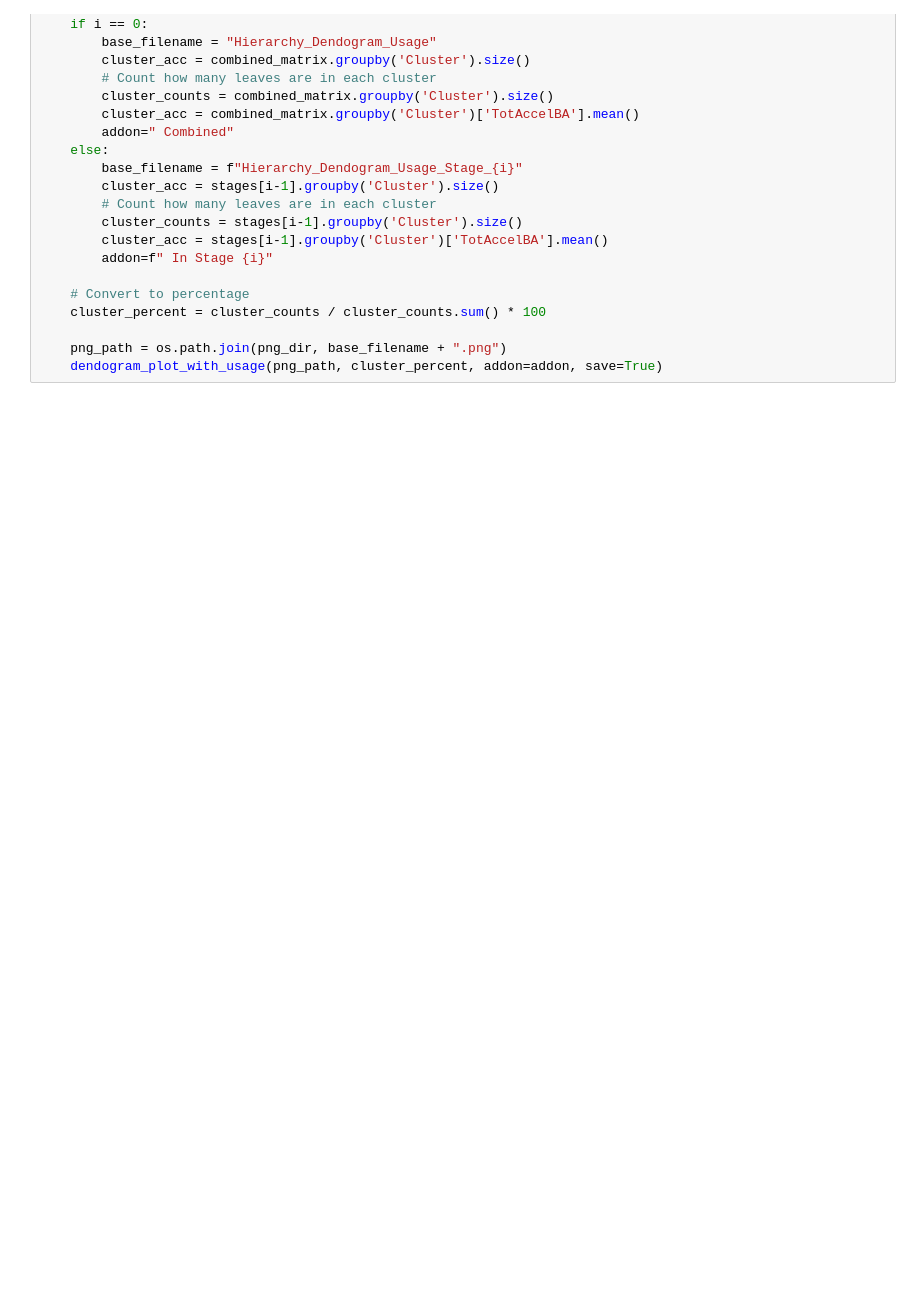
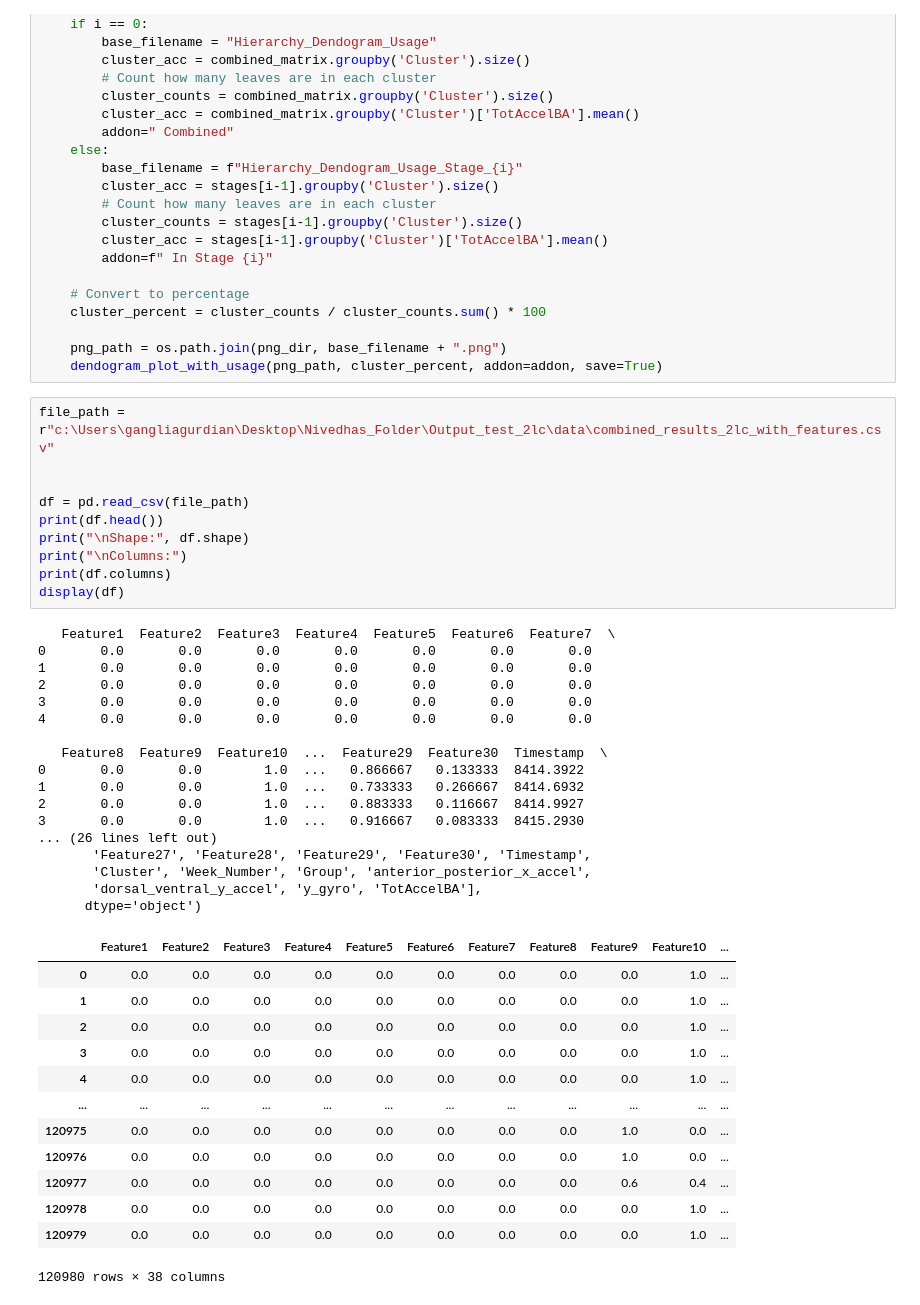
Before and after one commit to Ganglia-Guardian/AccelCluster-Visualizations, a Jupyter notebook: visualizations_pipeline.ipynb, the cells around one changed output. Cells and saved outputs as stored; diff of their text form; blank space fills up the shorter version.

```diff
--- a/visualizations_pipeline.ipynb
+++ b/visualizations_pipeline.ipynb
@@ -3995,3 +4092,44 @@ for i in range(6):
 
     png_path = os.path.join(png_dir, base_filename + ".png")
     dendogram_plot_with_usage(png_path, cluster_percent, addon=addon, save=True)
+# %%
+file_path = r"c:\Users\gangliagurdian\Desktop\Nivedhas_Folder\Output_test_2lc\data\combined_results_2lc_with_features.csv"
+
+
+df = pd.read_csv(file_path)
+print(df.head())
+print("\nShape:", df.shape)
+print("\nColumns:")
+print(df.columns)
+display(df)
+# %% [output]
+   Feature1  Feature2  Feature3  Feature4  Feature5  Feature6  Feature7  \
+0       0.0       0.0       0.0       0.0       0.0       0.0       0.0
+1       0.0       0.0       0.0       0.0       0.0       0.0       0.0
+2       0.0       0.0       0.0       0.0       0.0       0.0       0.0
+3       0.0       0.0       0.0       0.0       0.0       0.0       0.0
+4       0.0       0.0       0.0       0.0       0.0       0.0       0.0
+
+   Feature8  Feature9  Feature10  ...  Feature29  Feature30  Timestamp  \
+0       0.0       0.0        1.0  ...   0.866667   0.133333  8414.3922
+1       0.0       0.0        1.0  ...   0.733333   0.266667  8414.6932
+2       0.0       0.0        1.0  ...   0.883333   0.116667  8414.9927
+3       0.0       0.0        1.0  ...   0.916667   0.083333  8415.2930
+... (26 lines left out)
+       'Feature27', 'Feature28', 'Feature29', 'Feature30', 'Timestamp',
+       'Cluster', 'Week_Number', 'Group', 'anterior_posterior_x_accel',
+       'dorsal_ventral_y_accel', 'y_gyro', 'TotAccelBA'],
+      dtype='object')
+|  | Feature1 | Feature2 | Feature3 | Feature4 | Feature5 | Feature6 | Feature7 | Feature8 | Feature9 | Feature10 | ... |
+| 0 | 0.0 | 0.0 | 0.0 | 0.0 | 0.0 | 0.0 | 0.0 | 0.0 | 0.0 | 1.0 | ... |
+| 1 | 0.0 | 0.0 | 0.0 | 0.0 | 0.0 | 0.0 | 0.0 | 0.0 | 0.0 | 1.0 | ... |
+| 2 | 0.0 | 0.0 | 0.0 | 0.0 | 0.0 | 0.0 | 0.0 | 0.0 | 0.0 | 1.0 | ... |
+| 3 | 0.0 | 0.0 | 0.0 | 0.0 | 0.0 | 0.0 | 0.0 | 0.0 | 0.0 | 1.0 | ... |
+| 4 | 0.0 | 0.0 | 0.0 | 0.0 | 0.0 | 0.0 | 0.0 | 0.0 | 0.0 | 1.0 | ... |
+| ... | ... | ... | ... | ... | ... | ... | ... | ... | ... | ... | ... |
+| 120975 | 0.0 | 0.0 | 0.0 | 0.0 | 0.0 | 0.0 | 0.0 | 0.0 | 1.0 | 0.0 | ... |
+| 120976 | 0.0 | 0.0 | 0.0 | 0.0 | 0.0 | 0.0 | 0.0 | 0.0 | 1.0 | 0.0 | ... |
+| 120977 | 0.0 | 0.0 | 0.0 | 0.0 | 0.0 | 0.0 | 0.0 | 0.0 | 0.6 | 0.4 | ... |
+| 120978 | 0.0 | 0.0 | 0.0 | 0.0 | 0.0 | 0.0 | 0.0 | 0.0 | 0.0 | 1.0 | ... |
+| 120979 | 0.0 | 0.0 | 0.0 | 0.0 | 0.0 | 0.0 | 0.0 | 0.0 | 0.0 | 1.0 | ... |
+120980 rows × 38 columns
```
Also changed, not shown: parts of 8 cells of this notebook, 1 other file.
